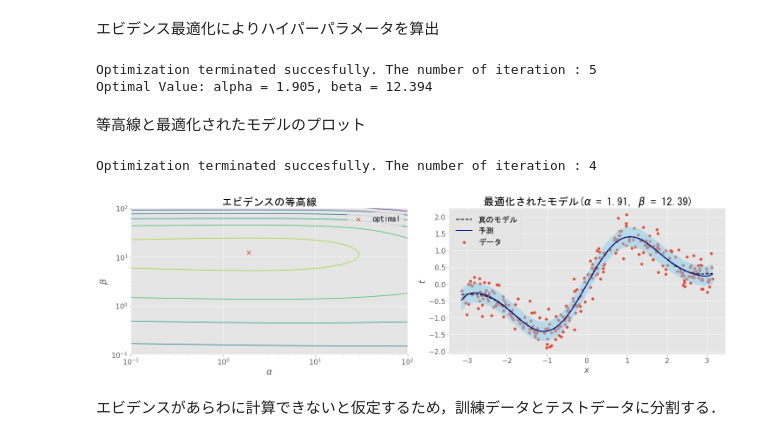
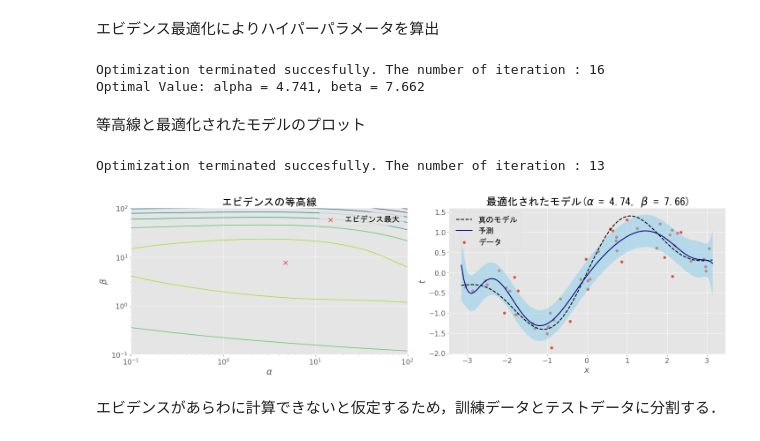
Before and after one commit to yotapoon/hyper_param_tuning_with_Gaussian_Regression, a Jupyter notebook: ガウス過程回帰を用いたハイパーパラメータ調整.ipynb, the cells around one changed output. Drawn from its saved outputs; the diff is of its cells as text; code cells hidden in the pictures.

```diff
--- a/ガウス過程回帰を用いたハイパーパラメータ調整.ipynb
+++ b/ガウス過程回帰を用いたハイパーパラメータ調整.ipynb
@@ -23,8 +23,8 @@ def feature_matrix(x, n):
     return np.stack([x**n for n in range(n)], 1)
 
 # パラメータの設定
-N = 300 # データのサンプル数
-std_error_t = 0.3 # エラーの標準偏差
+N = 50 # データのサンプル数
+std_error_t = 0.4 # エラーの標準偏差
 n_dim = 10 # 重線形回帰の次元
 
 # データの生成
@@ -150,8 +154,8 @@ model.empirical_bayes(X, t, tol = 1e-5, maxiter = 100) # エビデンス最適
 alpha_optimal, beta_optimal = model.alpha, model.beta
 print("Optimal Value: alpha = {0:.3f}, beta = {1:.3f}".format(alpha_optimal, beta_optimal))
 # %% [output]
-Optimization terminated succesfully. The number of iteration : 5
-Optimal Value: alpha = 1.905, beta = 12.394
+Optimization terminated succesfully. The number of iteration : 16
+Optimal Value: alpha = 4.741, beta = 7.662
 # %% [markdown]
 等高線と最適化されたモデルのプロット
 # %%
@@ -173,36 +177,36 @@ for idx1 in range(len(alpha_list)): # 面倒なのでforループで実装
 
 fig = plt.figure(figsize = (20, 6), tight_layout = True)
 # 等高線のプロット
 ax = fig.add_subplot(1, 2, 1)
 ax.set_xlabel(r"$\alpha$", size = 20)
 ax.set_ylabel(r"$\beta$", size = 20)
 ax.tick_params(labelsize = 16)
 ax.set_xscale("log")
 ax.set_yscale("log")
 ax.set_title(r"エビデンスの等高線", fontsize = 24, fontname = "MS Gothic")
 ax.contour(Alpha_list, Beta_list, Evidence_list) # 等高線
-ax.scatter(alpha_optimal, beta_optimal, label = "optimal", marker = "x", s = 80) # 最適な点
+ax.scatter(alpha_optimal, beta_optimal, label = "エビデンス最大", marker = "x", s = 80) # 最適な点
 ax.legend(prop = {"family": "MS Gothic", "size": 18})
 
 # 最適化されたモデルのプロット
 ax = fig.add_subplot(1, 2, 2)
 model.empirical_bayes(X, t, tol = 1e-4, maxiter = 100)
 t_pred, t_std = model.predict(X_grid, return_std = True)
 ax.set_xlabel(r"$x$", size = 20)
 ax.set_ylabel(r"$t$", size = 20)
 ax.tick_params(labelsize = 16)
 ax.set_title(r"最適化されたモデル($\alpha$ = {0:.2f}, $\beta$ = {1:.2f})".format(alpha_optimal, beta_optimal),\
              fontsize = 24, fontname = "MS Gothic")
 ax.scatter(x, t, label = "データ")
 ax.plot(x_grid, t_grid, color = "black", linewidth = 2.0, linestyle = "--", label = "真のモデル")
 ax.plot(x_grid, t_pred, color = "navy", linewidth = 2.0, linestyle = "-", label = "予測")
 ax.fill_between(x_grid, t_pred-t_std, t_pred+t_std, facecolor = "skyblue", alpha = 0.5)
 ax.legend(prop = {"family": "MS Gothic", "size": 18})
 
 fig.savefig("evidence_optimized.jpg")
 # %% [output]
-Optimization terminated succesfully. The number of iteration : 4
+Optimization terminated succesfully. The number of iteration : 13
-[figure, old version]
+[figure, new version]
 # %% [markdown]
 エビデンスがあらわに計算できないと仮定するため，訓練データとテストデータに分割する．
 # %%
```
Also changed, not shown: parts of 8 cells of this notebook.
